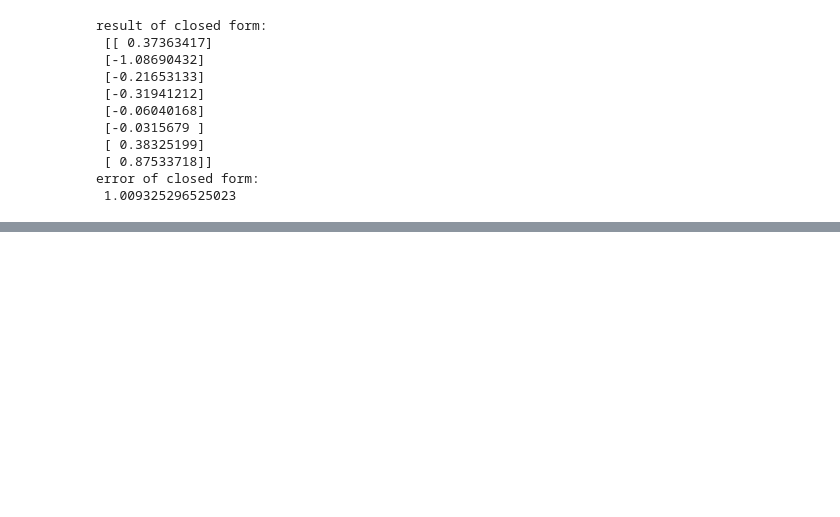
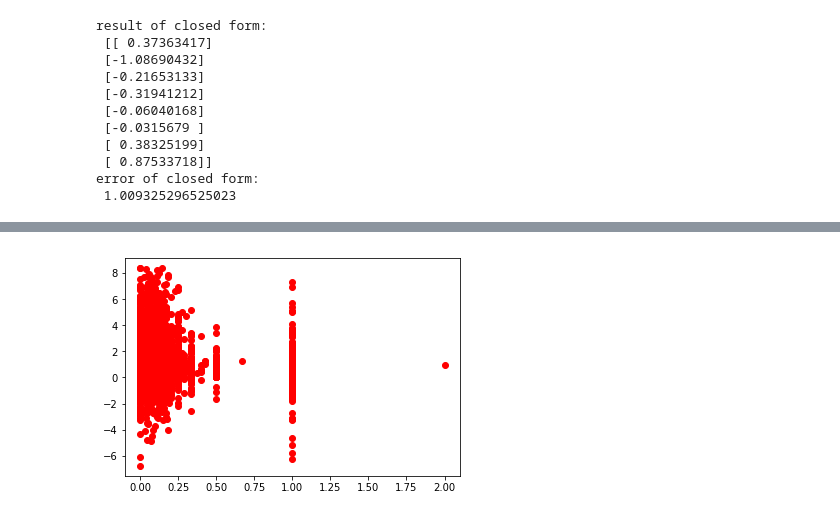
Before and after one commit to yma67/Reddit-Popularity-Predict, a Jupyter notebook: project1.ipynb, the cells around one changed output, grey strips where cells are left out. Cells and saved outputs as stored; diff of their text form; code cells hidden in the pictures; blank space fills up the shorter version.

```diff
--- a/project1.ipynb
+++ b/project1.ipynb
@@ -310,0 +353,6 @@ error of closed form:
+# %%
+import matplotlib.pyplot as plt
+plt.plot(numpy.transpose(bslTrainX)[3], numpy.transpose(bslTrainY), 'ro')
+plt.show()
+# %% [output]
+[figure, added]
```
Also changed, not shown: parts of 10 cells of this notebook.
